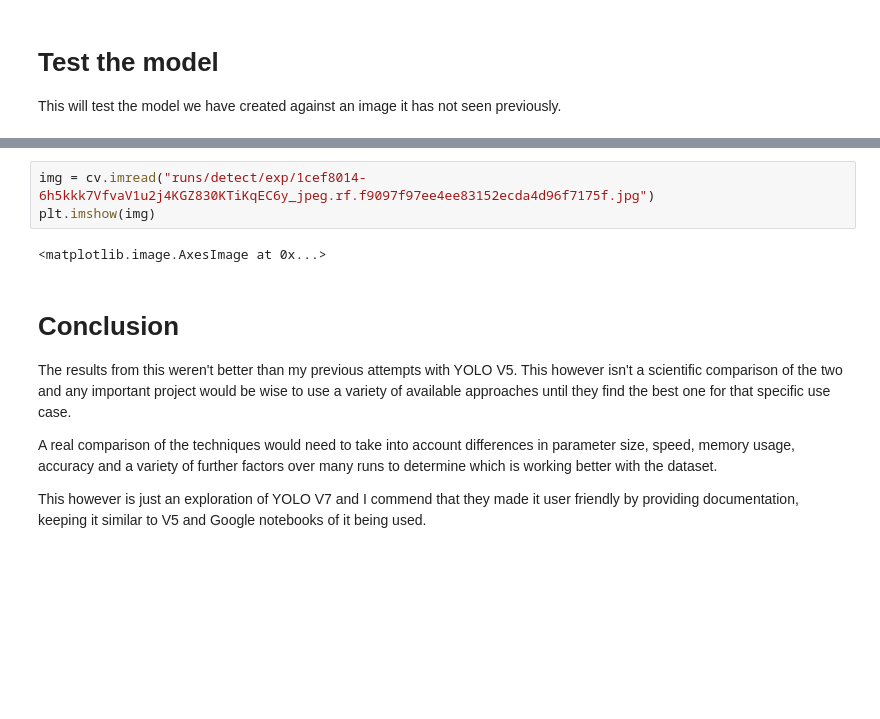
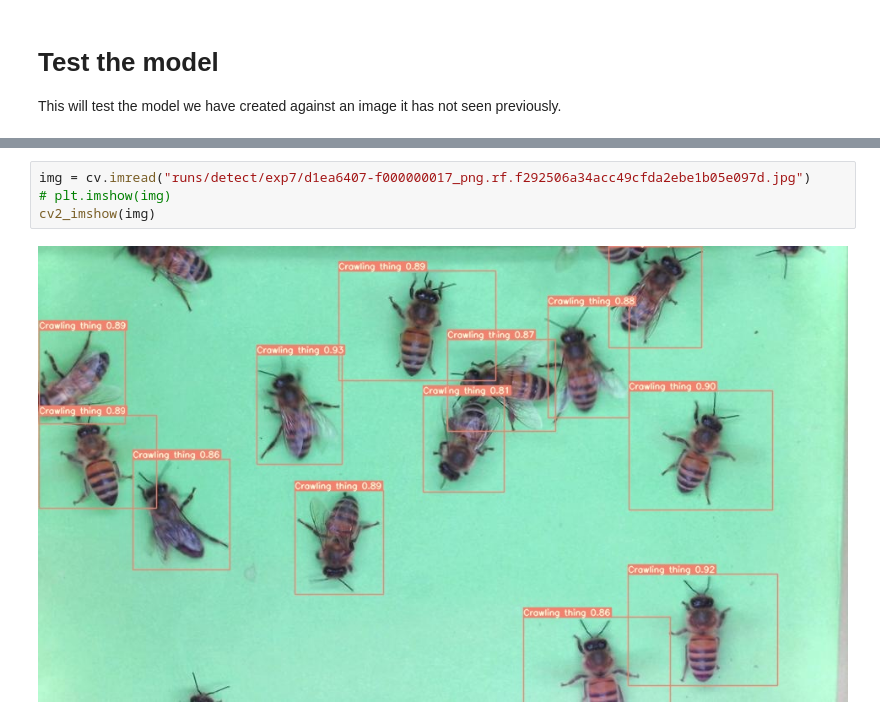
Before and after one commit to WataNekko/aiot-beehive, a Jupyter notebook: Object_Detection_training.ipynb, the cells around one changed output, grey strips where cells are left out. Saved outputs shown, nothing was run; the diff lists cells and outputs as text; blank space fills up the shorter version.

```diff
--- a/Object_Detection_training.ipynb
+++ b/Object_Detection_training.ipynb
@@ -339,13 +139,6 @@ Done. (0.235s)
 # %%
-img = cv.imread("runs/detect/exp/1cef8014-6h5kkk7VfvaV1u2j4KGZ830KTiKqEC6y_jpeg.rf.f9097f97ee4ee83152ecda4d96f7175f.jpg")
-plt.imshow(img)
+img = cv.imread("runs/detect/exp7/d1ea6407-f000000017_png.rf.f292506a34acc49cfda2ebe1b05e097d.jpg")
+# plt.imshow(img)
+cv2_imshow(img)
 # %% [output]
-<matplotlib.image.AxesImage at 0x...>
+[figure, added]
-# %% [markdown]
-# Conclusion
-
-The results from this weren't better than my previous attempts with YOLO V5. This however isn't a scientific comparison of the two and any important project would be wise to use a variety of available approaches until they find the best one for that specific use case.
-
-A real comparison of the techniques would need to take into account differences in parameter size, speed, memory usage, accuracy and a variety of further factors over many runs to determine which is working better with the dataset.
-
-This however is just an exploration of YOLO V7 and I commend that they made it user friendly by providing documentation, keeping it similar to V5 and Google notebooks of it being used.
```
Also changed, not shown: parts of 13 cells of this notebook.
